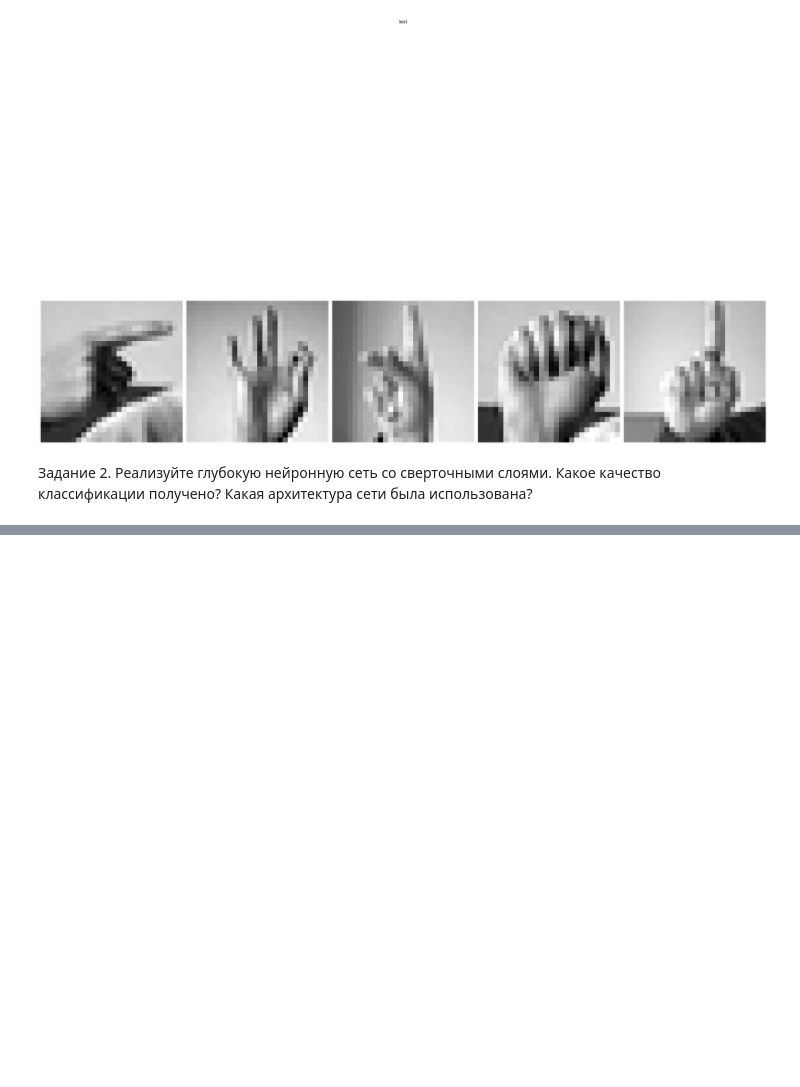
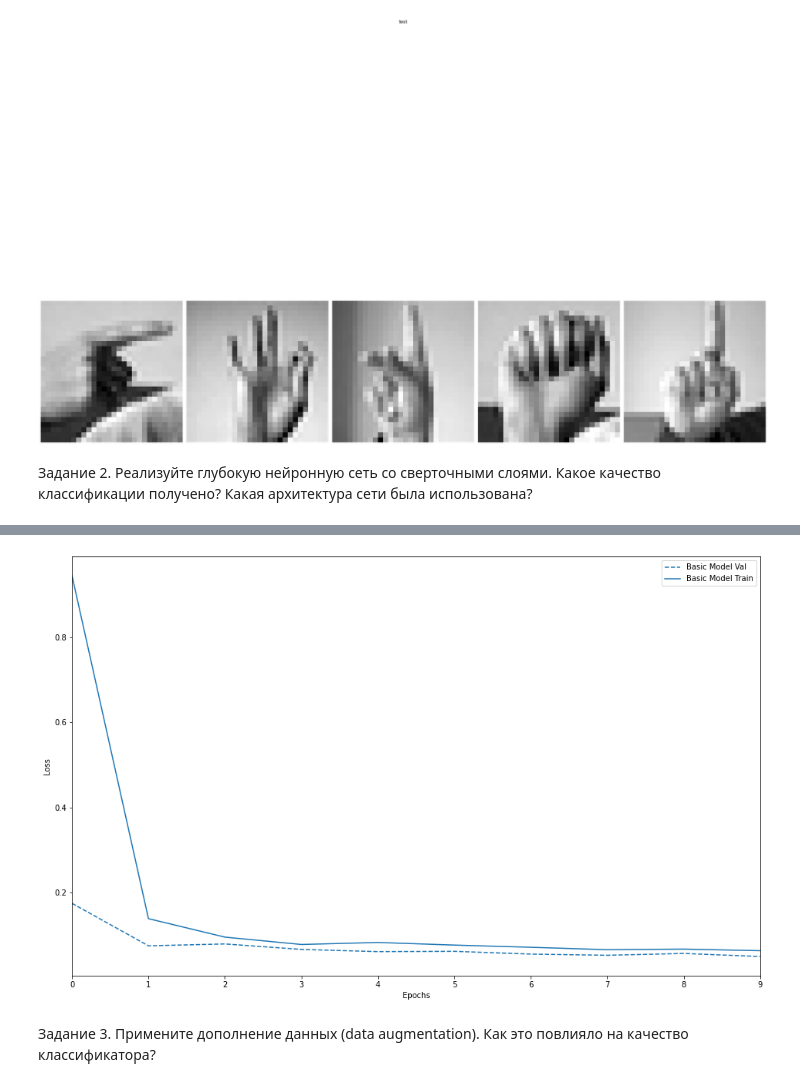
Before and after one commit to ErmolkinVlad/machine_learning042, a Jupyter notebook: lab006/lab006.ipynb, the cells around one changed output, grey strips where cells are left out. Drawn from its saved outputs; the diff is of its cells as text; code cells hidden in the pictures; blank space fills up the shorter version.

```diff
--- a/lab006/lab006.ipynb
+++ b/lab006/lab006.ipynb
@@ -40,6 +38,8 @@ test_labels, test_images = read_images("../data/sign_mnist/sign_mnist_test.csv")
 train_labels, train_images = read_images("../data/sign_mnist/sign_mnist_train.csv")
 train_images, valid_images, train_labels, valid_labels = train_test_split(train_images, train_labels)
 
+classes = sorted(list(set(list(train_labels) + list(valid_labels) + list(test_labels))))
+
 print(len(train_images), len(train_labels), len(test_images), len(test_labels), len(valid_images), len(valid_labels))
 # %% [output]
 20591 20591 7172 7172 6864 6864
@@ -69,6 +69,7 @@ plot_samples(test_images, 5, 'test')
 Реализуйте глубокую нейронную сеть со сверточными слоями. Какое качество классификации получено? Какая архитектура сети была использована?
 # %%
 l2_regularization = 1e-4
+num_classes = max(classes) + 1
 
 basic_model = keras.Sequential([
     keras.layers.Conv2D(32, 3, activation='relu', padding='same', input_shape=(28, 28, 1)),
@@ -81,7 +82,7 @@ basic_model = keras.Sequential([
     keras.layers.Dense(units=512, activation='relu', kernel_regularizer=regularizers.l2(l2_regularization)),
     keras.layers.Dropout(0.25),
 
-    keras.layers.Dense(units=10, activation = 'softmax')
+    keras.layers.Dense(units=num_classes, activation = 'softmax')
 ])
 
 basic_model.compile(optimizer='adam',
@@ -95,0 +115,22 @@ print('\nТочность на проверочных данных:', test_acc)
+# %%
+def plot_history(histories, key='binary_crossentropy'):
+    plt.figure(figsize=(16,10))
+
+    for name, history in histories:
+        val = plt.plot(history.epoch, history.history['val_' + key],
+                        '--', label=name.title()+' Val')
+        plt.plot(history.epoch, history.history[key], color=val[0].get_color(),
+                label=name.title()+' Train')
+
+    plt.xlabel('Epochs')
+    plt.ylabel(key.replace('_',' ').title())
+    plt.legend()
+    plt.xlim([0,max(history.epoch)])
+    plt.show()
+
+plot_history([('basic model', basic_model_history)], key='loss')
+# %% [output]
+[figure, added]
+# %% [markdown]
+Задание 3.
+Примените дополнение данных (data augmentation). Как это повлияло на качество классификатора?
```
Also changed, not shown: parts of 12 cells of this notebook, 1 other file.
